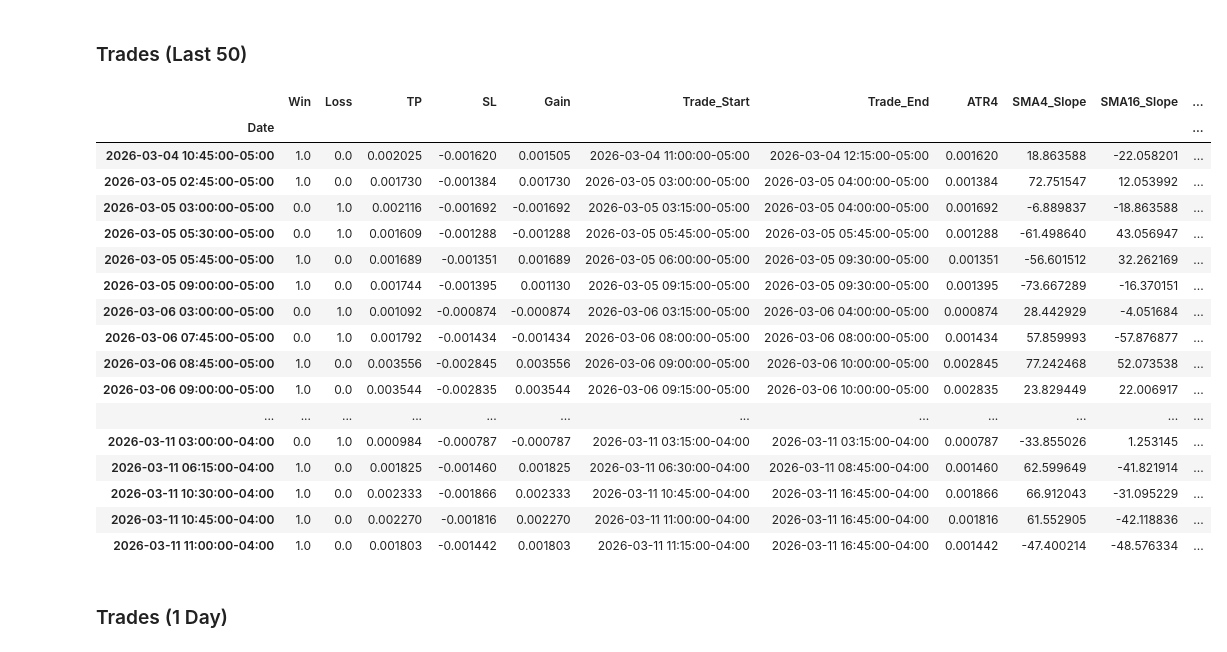
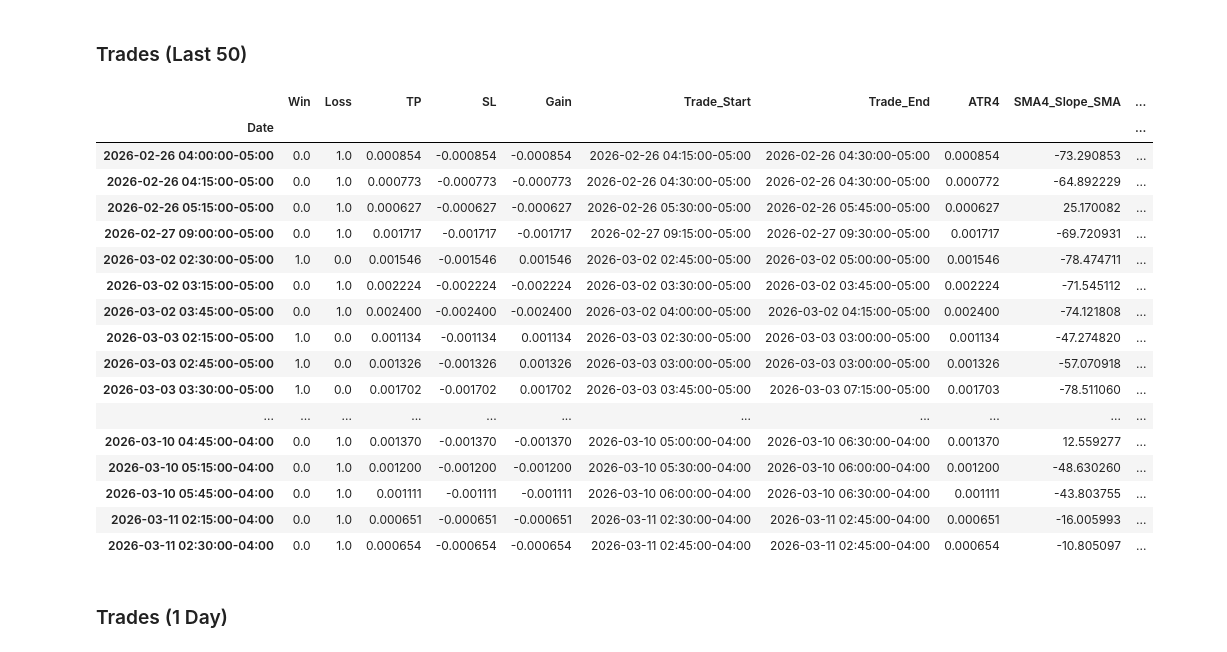
Before and after one commit to root-at-iyn/FXTradingResearch, a Jupyter notebook: research/bb_reversal_v1.ipynb, the cells around one changed output. Cells and saved outputs as stored; diff of their text form; code cells hidden in the pictures.

Commit message:
[MAJOR]: update TC + add XM_V2 + calc dollar-based Returns

```diff
--- a/research/bb_reversal_v1.ipynb
+++ b/research/bb_reversal_v1.ipynb
@@ -161,6 +169,7 @@ def range_long_gains(
         tp_pct_range: int,
         bbu: Series,
         atr4: Series,
+        sma4_slope: Series,
         range_type: str = "ADR",
         momentum_trade_mgmt = True
         ):
@@ -189,12 +198,13 @@ def range_long_gains(
         close_window = close.loc[START+TD:END] # from signal idx+1 to EOD
         bbu_window = bbu.loc[START+TD:END]
         atr4_window = atr4.loc[START+TD:END]
+        sma4_slope_window = sma4_slope.loc[START+TD:END]
         stop = False # update if stopped
         sl_ts = None # get timestamp when stopped out
         momentum_stop = False
 
         for i in range(len(sl_window)):
-            stop_condition = sl_window.iloc[i] <= (df["Close"] - df[range_type] * sl_pct_range)
+            stop_condition = sl_window.iloc[i] <= (df["Close"] - (df[range_type] * sl_pct_range))
             momentum_condition = close_window.iloc[i] > bbu_window.iloc[i] if momentum_trade_mgmt is True else False
             if stop_condition:
                 stop = True # trade hit stop loss
@@ -224,11 +234,11 @@ def range_long_gains(
         sl_pips = (df["Close"] - df[range_type] * sl_pct_range) - df["Close"]
         if tp_window.max() >= tp:
             if trade_start == trade_end:
-                if stop is False and momentum_stop is False:
+                if stop is False:
                     win = 1
                     gain = tp - df["Close"]
                 elif momentum_stop is True:
-                    gain = close.loc[sl_ts] - df["Close"]
+                    gain = tp - df["Close"]
                     if gain > 0:
                         win = 1
                     else:
@@ -236,6 +246,12 @@ def range_long_gains(
                 else:
                     loss = 1
                     gain = sl_pips
+            elif momentum_stop is True:
+                gain = min(tp, close.loc[sl_ts]) - df["Close"]
+                if gain > 0:
+                    win = 1
+                else:
+                    loss = 1
             else:
                 win = 1
                 gain = tp - df["Close"]
@@ -507,20 +523,20 @@ def get_range_signal_gains(df: DataFrame, long: str, short: str, sl_pct_r, tp_pc
         range_long_gains,
         axis=1,
         args=[long_df["High"],long_df["Low"],long_df["Close"],
-            long, sl_pct_r, tp_pct_r, long_df["BB_Upper_16_2"], long_df["ATR4"]],
+            long, sl_pct_r, tp_pct_r, long_df["BB_Upper_16_2"], long_df["ATR4"], long_df["SMA4_Slope"]],
         result_type='expand',
         range_type="ATR4",
-        momentum_trade_mgmt = True
+        momentum_trade_mgmt = False
     )
     # short
     short_df[gains_cols] = short_df.apply(
         range_short_gains,
         axis=1,
         args=[short_df["High"],short_df["Low"],short_df["Close"],
-            short, sl_pct_r, tp_pct_r, short_df["BB_Lower_16_2"], short_df["ATR4"]],
+            short, sl_pct_r, tp_pct_r, short_df["BB_Lower_16_2"], short_df["ATR4"], short_df["SMA4_Slope"]],
         result_type='expand',
         range_type="ATR4",
-        momentum_trade_mgmt = True
+        momentum_trade_mgmt = False
     )
     return pd.concat([long_df, short_df])
 # %% [markdown]
@@ -604,7 +620,7 @@ def trend_gains(
 # %% [markdown]
 ### Trade Stats
 # %%
-def trade_stats(df: DataFrame, signal_name: str):
+def trade_stats(df: DataFrame, signal_name: str, trade_size: int = 500000, comm: float = 0.00002, quote_ccy: float = 1.34):
     win_count = df.query(f"{signal_name} == True and Win > 0")[f"{signal_name}"].count()
     loss_count = df.query(f"{signal_name} == True and Loss > 0")[f"{signal_name}"].count()
     total_trades = win_count + loss_count
@@ -616,6 +632,8 @@ def trade_stats(df: DataFrame, signal_name: str):
     win_pips = win.sum()
     loss_pips = loss.sum()
     total_pips = win_pips + loss_pips
+    trade_value = trade_size * quote_ccy
+    comm = comm * 2 * trade_value
 
     stats = {
         "Symbol": df["Symbol"].iloc[0],
@@ -629,7 +647,10 @@ def trade_stats(df: DataFrame, signal_name: str):
         "Avg_Loss": loss_avg_pips,
         "Win_Pips": win_pips,
         "Loss_Pips": loss_pips,
-        "Total_Pips": total_pips
+        "Total_Pips": total_pips,
+        "Trade_Value": trade_value,
+        "Commissions": comm,
+        "Return ($)": (total_pips * trade_value) - (comm * total_trades)
     }
 
     return stats
@@ -877,10 +898,10 @@ gbp_df_list = [get_fe_price_data(filename=x) for x in gbp_data]
 # latest_df_list = [get_fe_price_data(filename=x) for x in latest]
 # gbp_aud_df_list = [get_fe_price_data(filename=x) for x in gbp_aud_data]
 
-long_signal = "Bull_TC"
-short_signal = "Bear_TC"
+long_signal = "Bull_XM_V2"
+short_signal = "Bear_XM_V2"
 
-stats, gains = range_based_multi_year_stats(gbp_df_list, long_signal, short_signal, 1, 1.25, get_range_signal_gains)
+stats, gains = range_based_multi_year_stats(gbp_df_list, long_signal, short_signal, 1, 1, get_range_signal_gains)
 # %% [markdown]
 ## Results (5 Years)
 # %%
@@ -914,28 +944,28 @@ Bear_TC	GBPUSD	2025-03-12 02:00:00-04:00	2026-03-11 11:00:00-04:00	146	138	284	5
 # %% [markdown]
 ### Trades (Last 50)
 # %%
-g[[*gains_cols, "ATR4", "SMA4_Slope", "SMA16_Slope", "SMA32_Slope"]].query(
+g[[*gains_cols, "ATR4", "SMA4_Slope_SMA", "SMA16_Slope_SMA", "SMA32_Slope_SMA","Bull_XM_V2","Bear_XM_V2"]].query(
     "Win > 0 or Loss > 0"
 ).between_time("02:00","11:00").tail(30)
 # %% [output]
-|  | Win | Loss | TP | SL | Gain | Trade_Start | Trade_End | ATR4 | SMA4_Slope | SMA16_Slope | ... |
-| Date |  |  |  |  |  |  |  |  |  |  | ... |
-| 2026-03-04 10:45:00-05:00 | 1.0 | 0.0 | 0.002025 | -0.001620 | 0.001505 | 2026-03-04 11:00:00-05:00 | 2026-03-04 12:15:00-05:00 | 0.001620 | 18.863588 | -22.058201 | ... |
-| 2026-03-05 02:45:00-05:00 | 1.0 | 0.0 | 0.001730 | -0.001384 | 0.001730 | 2026-03-05 03:00:00-05:00 | 2026-03-05 04:00:00-05:00 | 0.001384 | 72.751547 | 12.053992 | ... |
-| 2026-03-05 03:00:00-05:00 | 0.0 | 1.0 | 0.002116 | -0.001692 | -0.001692 | 2026-03-05 03:15:00-05:00 | 2026-03-05 04:00:00-05:00 | 0.001692 | -6.889837 | -18.863588 | ... |
-| 2026-03-05 05:30:00-05:00 | 0.0 | 1.0 | 0.001609 | -0.001288 | -0.001288 | 2026-03-05 05:45:00-05:00 | 2026-03-05 05:45:00-05:00 | 0.001288 | -61.498640 | 43.056947 | ... |
-| 2026-03-05 05:45:00-05:00 | 1.0 | 0.0 | 0.001689 | -0.001351 | 0.001689 | 2026-03-05 06:00:00-05:00 | 2026-03-05 09:30:00-05:00 | 0.001351 | -56.601512 | 32.262169 | ... |
-| 2026-03-05 09:00:00-05:00 | 1.0 | 0.0 | 0.001744 | -0.001395 | 0.001130 | 2026-03-05 09:15:00-05:00 | 2026-03-05 09:30:00-05:00 | 0.001395 | -73.667289 | -16.370151 | ... |
-| 2026-03-06 03:00:00-05:00 | 0.0 | 1.0 | 0.001092 | -0.000874 | -0.000874 | 2026-03-06 03:15:00-05:00 | 2026-03-06 04:00:00-05:00 | 0.000874 | 28.442929 | -4.051684 | ... |
-| 2026-03-06 07:45:00-05:00 | 0.0 | 1.0 | 0.001792 | -0.001434 | -0.001434 | 2026-03-06 08:00:00-05:00 | 2026-03-06 08:00:00-05:00 | 0.001434 | 57.859993 | -57.876877 | ... |
-| 2026-03-06 08:45:00-05:00 | 1.0 | 0.0 | 0.003556 | -0.002845 | 0.003556 | 2026-03-06 09:00:00-05:00 | 2026-03-06 10:00:00-05:00 | 0.002845 | 77.242468 | 52.073538 | ... |
-| 2026-03-06 09:00:00-05:00 | 1.0 | 0.0 | 0.003544 | -0.002835 | 0.003544 | 2026-03-06 09:15:00-05:00 | 2026-03-06 10:00:00-05:00 | 0.002835 | 23.829449 | 22.006917 | ... |
-| ... | ... | ... | ... | ... | ... | ... | ... | ... | ... | ... | ... |
-| 2026-03-11 03:00:00-04:00 | 0.0 | 1.0 | 0.000984 | -0.000787 | -0.000787 | 2026-03-11 03:15:00-04:00 | 2026-03-11 03:15:00-04:00 | 0.000787 | -33.855026 | 1.253145 | ... |
-| 2026-03-11 06:15:00-04:00 | 1.0 | 0.0 | 0.001825 | -0.001460 | 0.001825 | 2026-03-11 06:30:00-04:00 | 2026-03-11 08:45:00-04:00 | 0.001460 | 62.599649 | -41.821914 | ... |
-| 2026-03-11 10:30:00-04:00 | 1.0 | 0.0 | 0.002333 | -0.001866 | 0.002333 | 2026-03-11 10:45:00-04:00 | 2026-03-11 16:45:00-04:00 | 0.001866 | 66.912043 | -31.095229 | ... |
-| 2026-03-11 10:45:00-04:00 | 1.0 | 0.0 | 0.002270 | -0.001816 | 0.002270 | 2026-03-11 11:00:00-04:00 | 2026-03-11 16:45:00-04:00 | 0.001816 | 61.552905 | -42.118836 | ... |
-| 2026-03-11 11:00:00-04:00 | 1.0 | 0.0 | 0.001803 | -0.001442 | 0.001803 | 2026-03-11 11:15:00-04:00 | 2026-03-11 16:45:00-04:00 | 0.001442 | -47.400214 | -48.576334 | ... |
+|  | Win | Loss | TP | SL | Gain | Trade_Start | Trade_End | ATR4 | SMA4_Slope_SMA | ... |
+| Date |  |  |  |  |  |  |  |  |  | ... |
+| 2026-02-26 04:00:00-05:00 | 0.0 | 1.0 | 0.000854 | -0.000854 | -0.000854 | 2026-02-26 04:15:00-05:00 | 2026-02-26 04:30:00-05:00 | 0.000854 | -73.290853 | ... |
+| 2026-02-26 04:15:00-05:00 | 0.0 | 1.0 | 0.000773 | -0.000773 | -0.000773 | 2026-02-26 04:30:00-05:00 | 2026-02-26 04:30:00-05:00 | 0.000772 | -64.892229 | ... |
+| 2026-02-26 05:15:00-05:00 | 0.0 | 1.0 | 0.000627 | -0.000627 | -0.000627 | 2026-02-26 05:30:00-05:00 | 2026-02-26 05:45:00-05:00 | 0.000627 | 25.170082 | ... |
+| 2026-02-27 09:00:00-05:00 | 0.0 | 1.0 | 0.001717 | -0.001717 | -0.001717 | 2026-02-27 09:15:00-05:00 | 2026-02-27 09:30:00-05:00 | 0.001717 | -69.720931 | ... |
+| 2026-03-02 02:30:00-05:00 | 1.0 | 0.0 | 0.001546 | -0.001546 | 0.001546 | 2026-03-02 02:45:00-05:00 | 2026-03-02 05:00:00-05:00 | 0.001546 | -78.474711 | ... |
+| 2026-03-02 03:15:00-05:00 | 0.0 | 1.0 | 0.002224 | -0.002224 | -0.002224 | 2026-03-02 03:30:00-05:00 | 2026-03-02 03:45:00-05:00 | 0.002224 | -71.545112 | ... |
+| 2026-03-02 03:45:00-05:00 | 0.0 | 1.0 | 0.002400 | -0.002400 | -0.002400 | 2026-03-02 04:00:00-05:00 | 2026-03-02 04:15:00-05:00 | 0.002400 | -74.121808 | ... |
+| 2026-03-03 02:15:00-05:00 | 1.0 | 0.0 | 0.001134 | -0.001134 | 0.001134 | 2026-03-03 02:30:00-05:00 | 2026-03-03 03:00:00-05:00 | 0.001134 | -47.274820 | ... |
+| 2026-03-03 02:45:00-05:00 | 1.0 | 0.0 | 0.001326 | -0.001326 | 0.001326 | 2026-03-03 03:00:00-05:00 | 2026-03-03 03:00:00-05:00 | 0.001326 | -57.070918 | ... |
+| 2026-03-03 03:30:00-05:00 | 1.0 | 0.0 | 0.001702 | -0.001702 | 0.001702 | 2026-03-03 03:45:00-05:00 | 2026-03-03 07:15:00-05:00 | 0.001703 | -78.511060 | ... |
+| ... | ... | ... | ... | ... | ... | ... | ... | ... | ... | ... |
+| 2026-03-10 04:45:00-04:00 | 0.0 | 1.0 | 0.001370 | -0.001370 | -0.001370 | 2026-03-10 05:00:00-04:00 | 2026-03-10 06:30:00-04:00 | 0.001370 | 12.559277 | ... |
+| 2026-03-10 05:15:00-04:00 | 0.0 | 1.0 | 0.001200 | -0.001200 | -0.001200 | 2026-03-10 05:30:00-04:00 | 2026-03-10 06:00:00-04:00 | 0.001200 | -48.630260 | ... |
+| 2026-03-10 05:45:00-04:00 | 0.0 | 1.0 | 0.001111 | -0.001111 | -0.001111 | 2026-03-10 06:00:00-04:00 | 2026-03-10 06:30:00-04:00 | 0.001111 | -43.803755 | ... |
+| 2026-03-11 02:15:00-04:00 | 0.0 | 1.0 | 0.000651 | -0.000651 | -0.000651 | 2026-03-11 02:30:00-04:00 | 2026-03-11 02:45:00-04:00 | 0.000651 | -16.005993 | ... |
+| 2026-03-11 02:30:00-04:00 | 0.0 | 1.0 | 0.000654 | -0.000654 | -0.000654 | 2026-03-11 02:45:00-04:00 | 2026-03-11 02:45:00-04:00 | 0.000654 | -10.805097 | ... |
 # %% [markdown]
 ### Trades (1 Day)
 # %%
```
Also changed, not shown: parts of 4 cells of this notebook, 10 other files.
